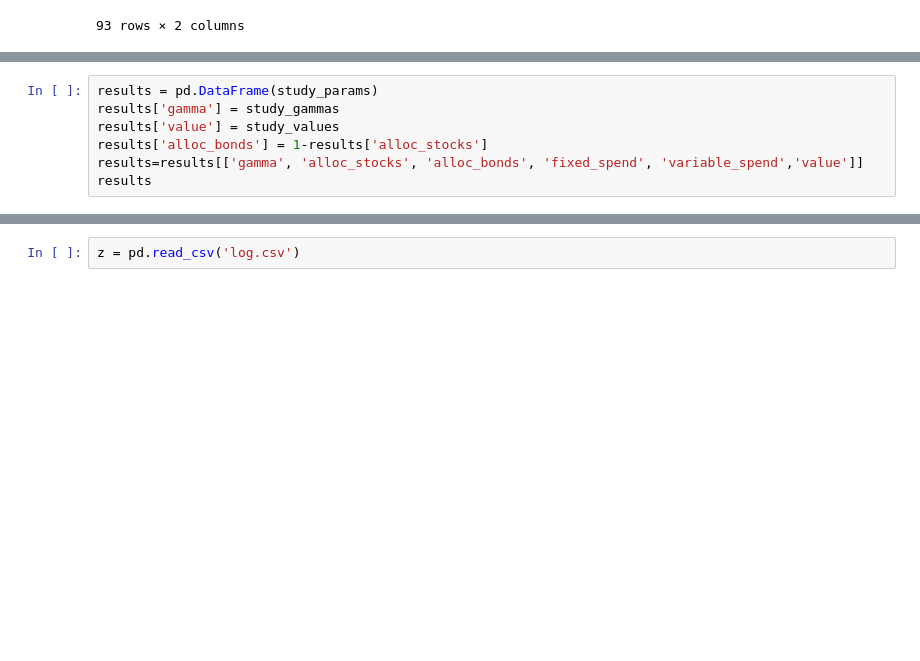
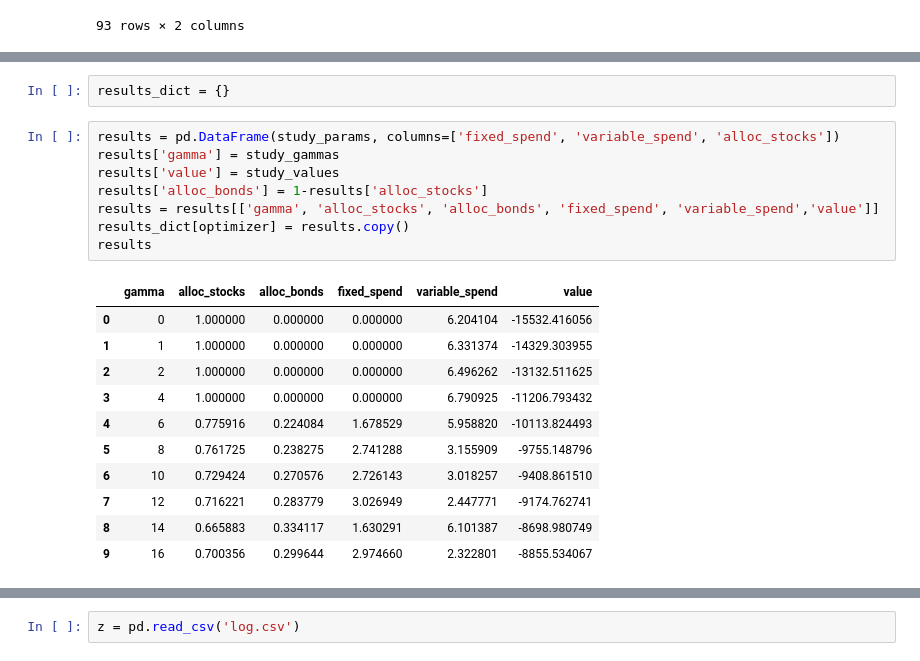
Before and after one commit to druce/swr, a Jupyter notebook: optimize.ipynb, the cells around one changed output, grey strips where cells are left out. Cells and saved outputs as stored; diff of their text form; blank space fills up the shorter version.

```diff
--- a/optimize.ipynb
+++ b/optimize.ipynb
@@ -196,10 +217,25 @@ KeyboardInterrupt:
+# %%
+results_dict = {}
 # %%
-results = pd.DataFrame(study_params)
+results = pd.DataFrame(study_params, columns=['fixed_spend', 'variable_spend', 'alloc_stocks'])
 results['gamma'] = study_gammas
 results['value'] = study_values
 results['alloc_bonds'] = 1-results['alloc_stocks']
-results=results[['gamma', 'alloc_stocks', 'alloc_bonds', 'fixed_spend', 'variable_spend','value']]
+results = results[['gamma', 'alloc_stocks', 'alloc_bonds', 'fixed_spend', 'variable_spend','value']]
+results_dict[optimizer] = results.copy()
 results
+# %% [output]
+|  | gamma | alloc_stocks | alloc_bonds | fixed_spend | variable_spend | value |
+| 0 | 0 | 1.000000 | 0.000000 | 0.000000 | 6.204104 | -15532.416056 |
+| 1 | 1 | 1.000000 | 0.000000 | 0.000000 | 6.331374 | -14329.303955 |
+| 2 | 2 | 1.000000 | 0.000000 | 0.000000 | 6.496262 | -13132.511625 |
+| 3 | 4 | 1.000000 | 0.000000 | 0.000000 | 6.790925 | -11206.793432 |
+| 4 | 6 | 0.775916 | 0.224084 | 1.678529 | 5.958820 | -10113.824493 |
+| 5 | 8 | 0.761725 | 0.238275 | 2.741288 | 3.155909 | -9755.148796 |
+| 6 | 10 | 0.729424 | 0.270576 | 2.726143 | 3.018257 | -9408.861510 |
+| 7 | 12 | 0.716221 | 0.283779 | 3.026949 | 2.447771 | -9174.762741 |
+| 8 | 14 | 0.665883 | 0.334117 | 1.630291 | 6.101387 | -8698.980749 |
+| 9 | 16 | 0.700356 | 0.299644 | 2.974660 | 2.322801 | -8855.534067 |
 # %%
 resultsrow = results.iloc[1]
 FIXED_SPEND = resultsrow.fixed_spend
```
Also changed, not shown: parts of 38 cells of this notebook.
